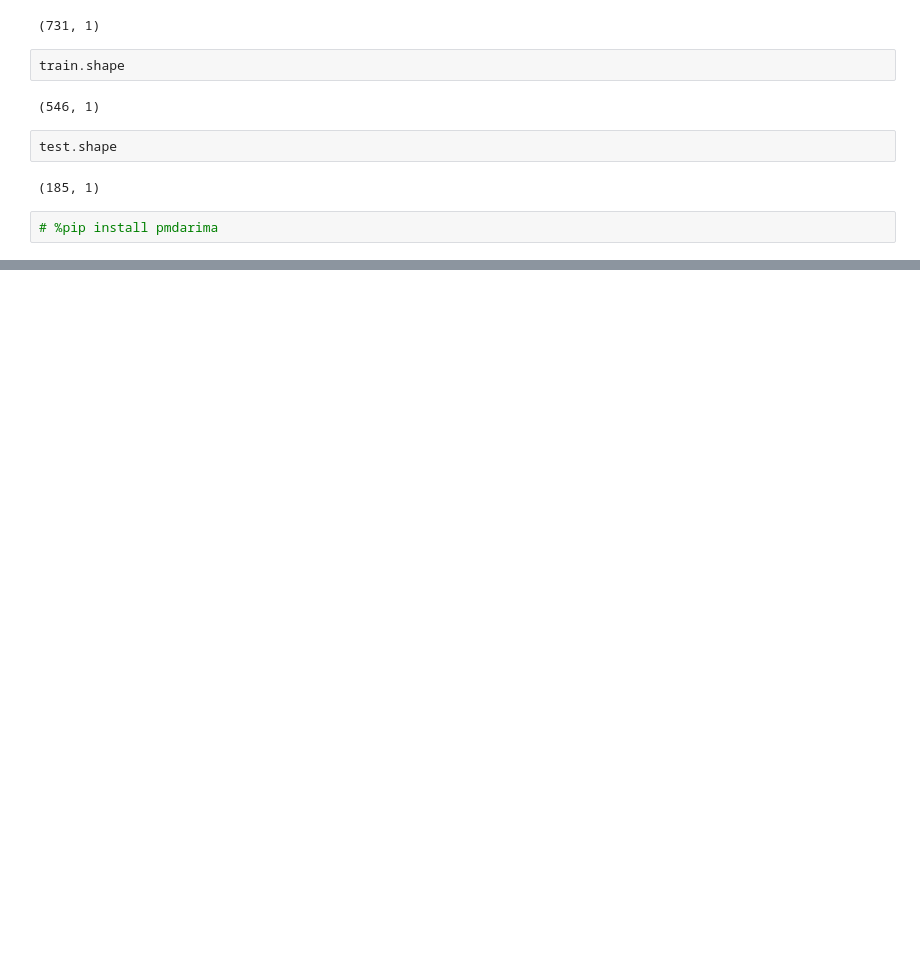
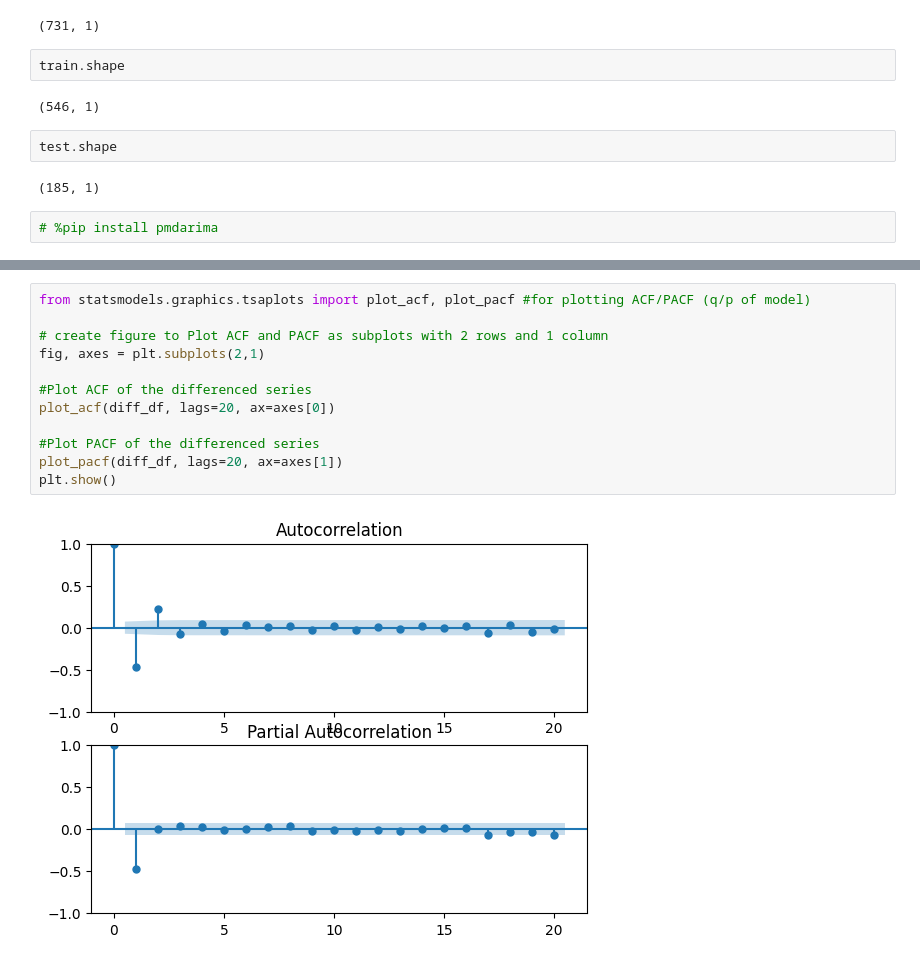
Before and after one commit to Krescenskok/DataScienceSessions, a Jupyter notebook: TimeSeriesAnalysis.ipynb, the cells around one changed output, grey strips where cells are left out. Saved outputs shown, nothing was run; the diff lists cells and outputs as text; blank space fills up the shorter version.

Commit message:
update time series analysis

```diff
--- a/TimeSeriesAnalysis.ipynb
+++ b/TimeSeriesAnalysis.ipynb
@@ -341,0 +394,14 @@ Total fit time: 1.277 seconds
+# %%
+from statsmodels.graphics.tsaplots import plot_acf, plot_pacf #for plotting ACF/PACF (q/p of model)
+
+# create figure to Plot ACF and PACF as subplots with 2 rows and 1 column
+fig, axes = plt.subplots(2,1)
+
+#Plot ACF of the differenced series
+plot_acf(diff_df, lags=20, ax=axes[0])
+
+#Plot PACF of the differenced series
+plot_pacf(diff_df, lags=20, ax=axes[1])
+plt.show()
+# %% [output]
+[figure, added]
```
Also changed, not shown: parts of 59 cells of this notebook, 2 other files.
